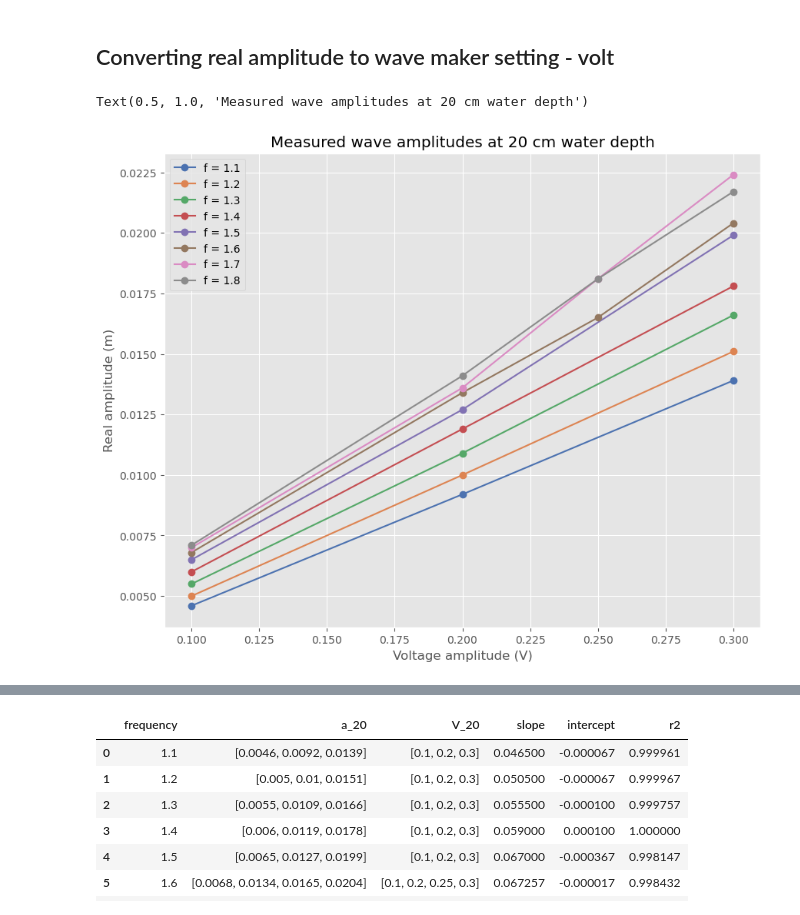
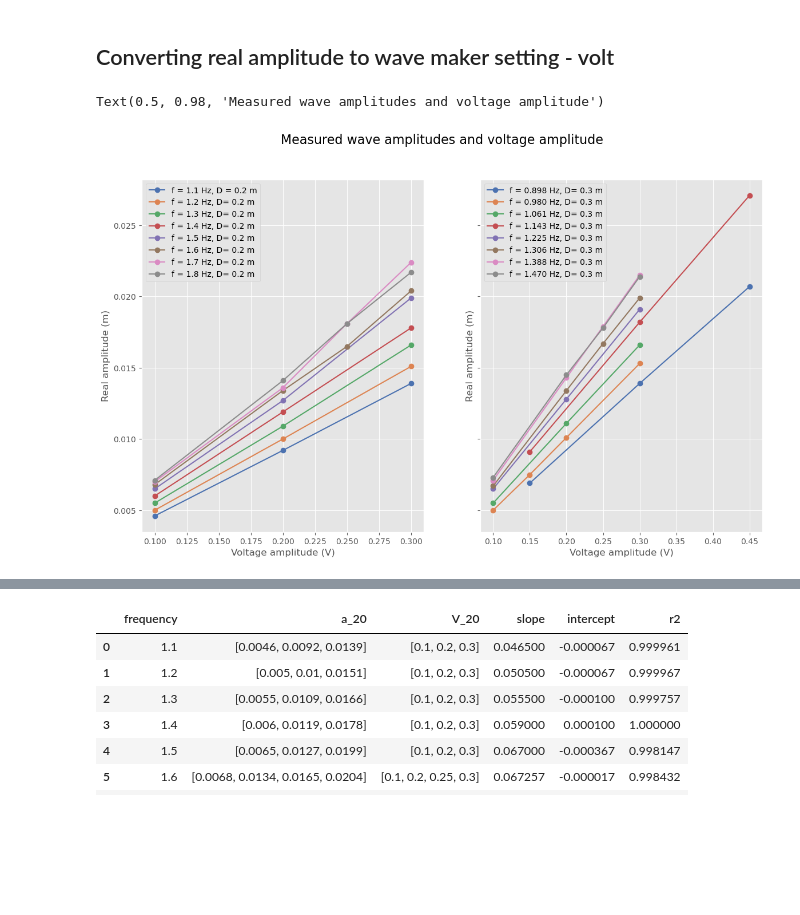
Before and after one commit to kjes4pres/Master_code, a Jupyter notebook: Lab/Results/scaling_from_20_to_30.ipynb, the cells around one changed output, grey strips where cells are left out. Cells and saved outputs as stored; diff of their text form; code cells hidden in the pictures; blank space fills up the shorter version.

Commit message:
updated volt amps to run

```diff
--- a/Lab/Results/scaling_from_20_to_30.ipynb
+++ b/Lab/Results/scaling_from_20_to_30.ipynb
@@ -197,6 +194,6 @@ for f, fr in zip(frequencies, freqs):
             real_amps.append(a_20)
             volt_amps.append(v)
 
-real_amps = np.asarray([float(i) for i in real_amps])
-volt_amps = np.asarray(volt_amps)
+real_amps_20 = np.asarray([float(i) for i in real_amps])
+volt_amps_20 = np.asarray(volt_amps)
 # %%
@@ -226,23 +346,40 @@ f18_real_amps_20 = real_amps[23:27]
 # %%
 palette = sns.color_palette("deep", 8)
 
-fig, ax = plt.subplots(figsize=(10,8))
-ax.plot(f11_volt_amps_20, f11_real_amps_20, 'o-', color=palette[0], label='f = 1.1')
-ax.plot(f12_volt_amps_20, f12_real_amps_20, 'o-', color=palette[1], label='f = 1.2')
-ax.plot(f13_volt_amps_20, f13_real_amps_20, 'o-', color=palette[2], label='f = 1.3')
-ax.plot(f14_volt_amps_20, f14_real_amps_20, 'o-', color=palette[3], label='f = 1.4')
-ax.plot(f15_volt_amps_20, f15_real_amps_20, 'o-', color=palette[4], label='f = 1.5')
-ax.plot(f16_volt_amps_20, f16_real_amps_20, 'o-', color=palette[5], label='f = 1.6')
-ax.plot(f17_volt_amps_20, f17_real_amps_20, 'o-', color=palette[6], label='f = 1.7')
-ax.plot(f18_volt_amps_20, f18_real_amps_20, 'o-', color=palette[7], label='f = 1.8')
-ax.legend()
-ax.set_xlabel('Voltage amplitude (V)')
-ax.set_ylabel('Real amplitude (m)')
+fig, ax = plt.subplots(1, 2, figsize=(14, 8), sharey=True)
 
-ax.set_title('Measured wave amplitudes at 20 cm water depth')
+# 20 cm
+ax[0].plot(f11_volt_amps_20, f11_real_amps_20, 'o-', color=palette[0], label='f = 1.1 Hz, D = 0.2 m')
+ax[0].plot(f12_volt_amps_20, f12_real_amps_20, 'o-', color=palette[1], label='f = 1.2 Hz, D= 0.2 m')
+ax[0].plot(f13_volt_amps_20, f13_real_amps_20, 'o-', color=palette[2], label='f = 1.3 Hz, D= 0.2 m')
+ax[0].plot(f14_volt_amps_20, f14_real_amps_20, 'o-', color=palette[3], label='f = 1.4 Hz, D= 0.2 m')
+ax[0].plot(f15_volt_amps_20, f15_real_amps_20, 'o-', color=palette[4], label='f = 1.5 Hz, D= 0.2 m')
+ax[0].plot(f16_volt_amps_20, f16_real_amps_20, 'o-', color=palette[5], label='f = 1.6 Hz, D= 0.2 m')
+ax[0].plot(f17_volt_amps_20, f17_real_amps_20, 'o-', color=palette[6], label='f = 1.7 Hz, D= 0.2 m')
+ax[0].plot(f18_volt_amps_20, f18_real_amps_20, 'o-', color=palette[7], label='f = 1.8 Hz, D= 0.2 m')
+
+# 30 cm
+ax[1].plot(f11_volt_amps_30, f11_real_amps_30, 'o-', color=palette[0], label='f = 0.898 Hz, D= 0.3 m')
+ax[1].plot(f12_volt_amps_30, f12_real_amps_30, 'o-', color=palette[1], label='f = 0.980 Hz, D= 0.3 m')
+ax[1].plot(f13_volt_amps_30, f13_real_amps_30, 'o-', color=palette[2], label='f = 1.061 Hz, D= 0.3 m')
+ax[1].plot(f14_volt_amps_30, f14_real_amps_30, 'o-', color=palette[3], label='f = 1.143 Hz, D= 0.3 m')
+ax[1].plot(f15_volt_amps_30, f15_real_amps_30, 'o-', color=palette[4], label='f = 1.225 Hz, D= 0.3 m')
+ax[1].plot(f16_volt_amps_30, f16_real_amps_30, 'o-', color=palette[5], label='f = 1.306 Hz, D= 0.3 m')
+ax[1].plot(f17_volt_amps_30, f17_real_amps_30, 'o-', color=palette[6], label='f = 1.388 Hz, D= 0.3 m')
+ax[1].plot(f18_volt_amps_30, f18_real_amps_30, 'o-', color=palette[7], label='f = 1.470 Hz, D= 0.3 m')
+
+ax[0].legend(loc = 'upper left')
+ax[0].set_xlabel('Voltage amplitude (V)')
+ax[0].set_ylabel('Real amplitude (m)')
+
+ax[1].legend(loc = 'upper left')
+ax[1].set_xlabel('Voltage amplitude (V)')
+ax[1].set_ylabel('Real amplitude (m)')
+
+fig.suptitle('Measured wave amplitudes and voltage amplitude', fontsize=16)
 # %% [output]
-Text(0.5, 1.0, 'Measured wave amplitudes at 20 cm water depth')
+Text(0.5, 0.98, 'Measured wave amplitudes and voltage amplitude')
-[figure, old version]
+[figure, new version]
 # %%
 # Linear regression of real amplitude vs volt amplitude
 
```
Also changed, not shown: parts of 17 cells of this notebook.
